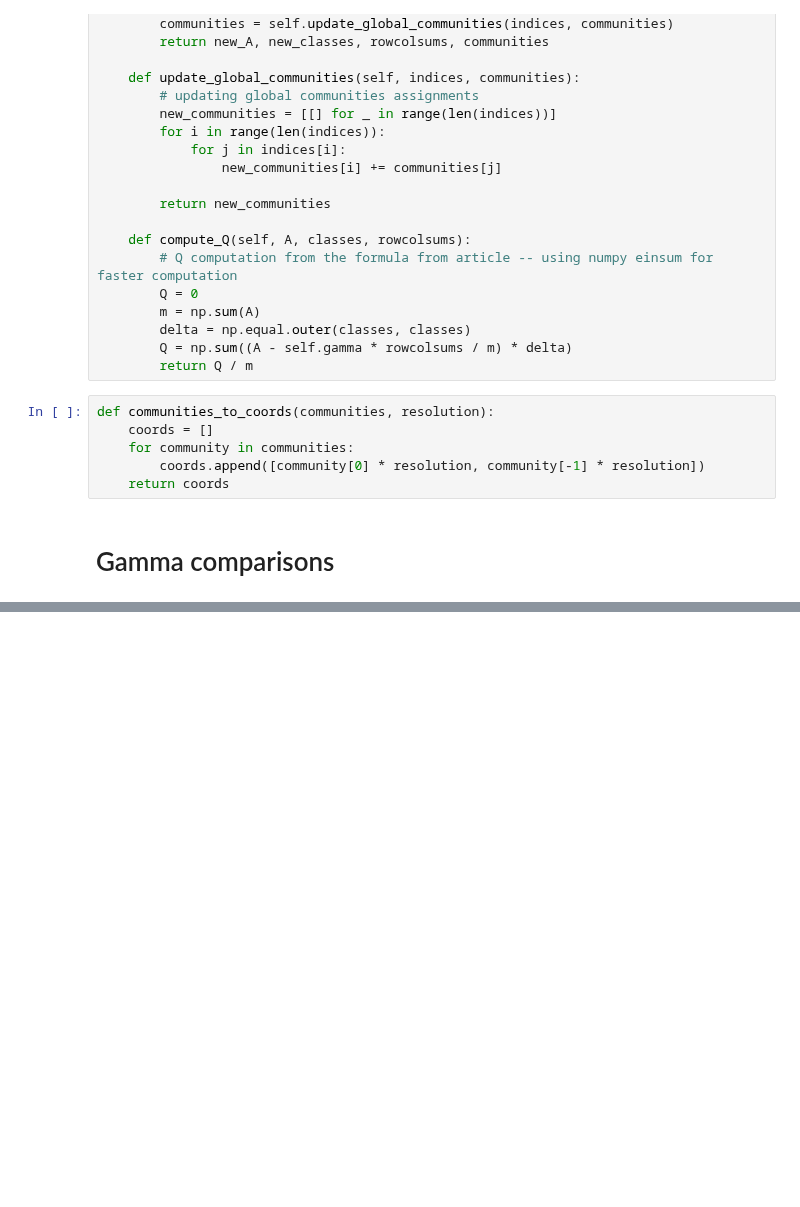
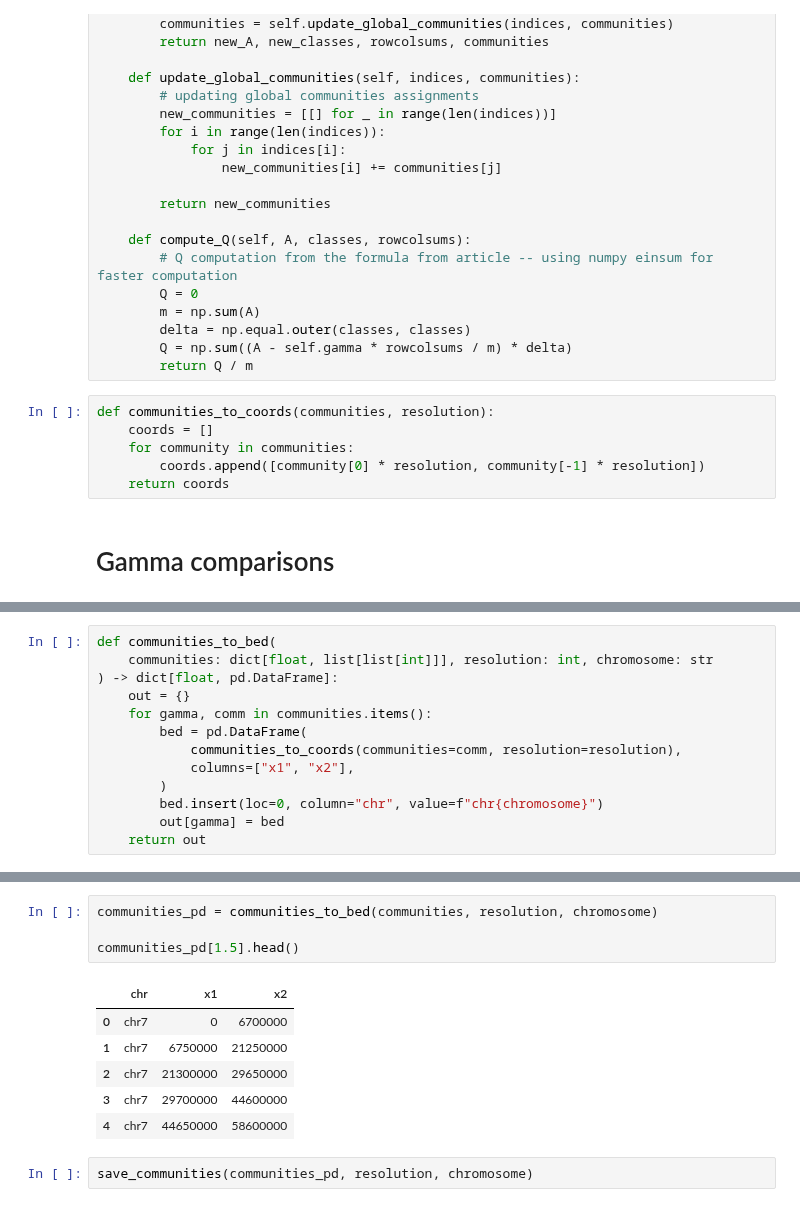
Before and after one commit to jakfol1217/genomics_proj2, a Jupyter notebook: Kamiński_Fołtyn_project2_clean.ipynb, the cells around one changed output, grey strips where cells are left out. Cells and saved outputs as stored; diff of their text form; blank space fills up the shorter version.

```diff
--- a/Kamiński_Fołtyn_project2_clean.ipynb
+++ b/Kamiński_Fołtyn_project2_clean.ipynb
@@ -391,0 +409,13 @@ plt.show()
+# %%
+def communities_to_bed(
+    communities: dict[float, list[list[int]]], resolution: int, chromosome: str
+) -> dict[float, pd.DataFrame]:
+    out = {}
+    for gamma, comm in communities.items():
+        bed = pd.DataFrame(
+            communities_to_coords(communities=comm, resolution=resolution),
+            columns=["x1", "x2"],
+        )
+        bed.insert(loc=0, column="chr", value=f"chr{chromosome}")
+        out[gamma] = bed
+    return out
@@ -391,0 +430,13 @@ plt.show()
+# %%
+communities_pd = communities_to_bed(communities, resolution, chromosome)
+
+communities_pd[1.5].head()
+# %% [output]
+|  | chr | x1 | x2 |
+| 0 | chr7 | 0 | 6700000 |
+| 1 | chr7 | 6750000 | 21250000 |
+| 2 | chr7 | 21300000 | 29650000 |
+| 3 | chr7 | 29700000 | 44600000 |
+| 4 | chr7 | 44650000 | 58600000 |
+# %%
+save_communities(communities_pd, resolution, chromosome)
```
Also changed, not shown: parts of 9 cells of this notebook, 3 other files.
